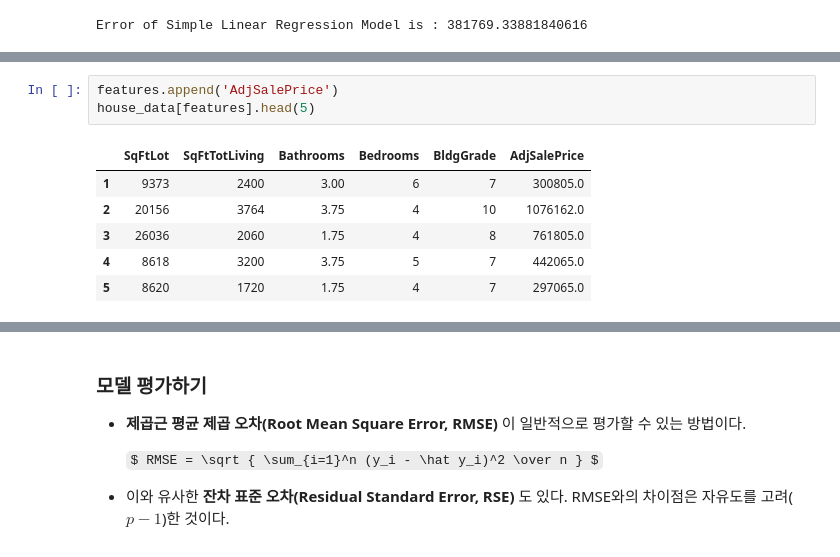
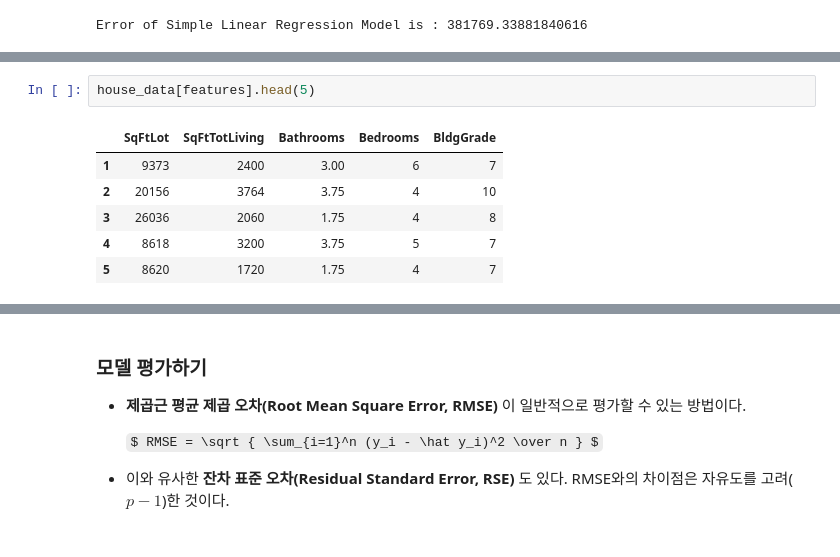
Before and after one commit to vanang/statistics-for-data-scientists-python, a Jupyter notebook: Notebooks/Chapter_4.ipynb, the cells around one changed output, grey strips where cells are left out. Saved outputs shown, nothing was run; the diff lists cells and outputs as text; some formulas as TeX source.

```diff
--- a/Notebooks/Chapter_4.ipynb
+++ b/Notebooks/Chapter_4.ipynb
@@ -142,13 +142,12 @@ Error of Simple Linear Regression Model is : 261209.6915601493
 # %%
-features.append('AdjSalePrice')
 house_data[features].head(5)
 # %% [output]
-|  | SqFtLot | SqFtTotLiving | Bathrooms | Bedrooms | BldgGrade | AdjSalePrice |
-| 1 | 9373 | 2400 | 3.00 | 6 | 7 | 300805.0 |
-| 2 | 20156 | 3764 | 3.75 | 4 | 10 | 1076162.0 |
-| 3 | 26036 | 2060 | 1.75 | 4 | 8 | 761805.0 |
-| 4 | 8618 | 3200 | 3.75 | 5 | 7 | 442065.0 |
-| 5 | 8620 | 1720 | 1.75 | 4 | 7 | 297065.0 |
+|  | SqFtLot | SqFtTotLiving | Bathrooms | Bedrooms | BldgGrade |
+| 1 | 9373 | 2400 | 3.00 | 6 | 7 |
+| 2 | 20156 | 3764 | 3.75 | 4 | 10 |
+| 3 | 26036 | 2060 | 1.75 | 4 | 8 |
+| 4 | 8618 | 3200 | 3.75 | 5 | 7 |
+| 5 | 8620 | 1720 | 1.75 | 4 | 7 |
 # %%
 # Printing coefficients of the Multiple Linear Regression
 print('Intercept : %f'%lin_reg.intercept_)
```
Also changed, not shown: parts of 16 cells of this notebook.
